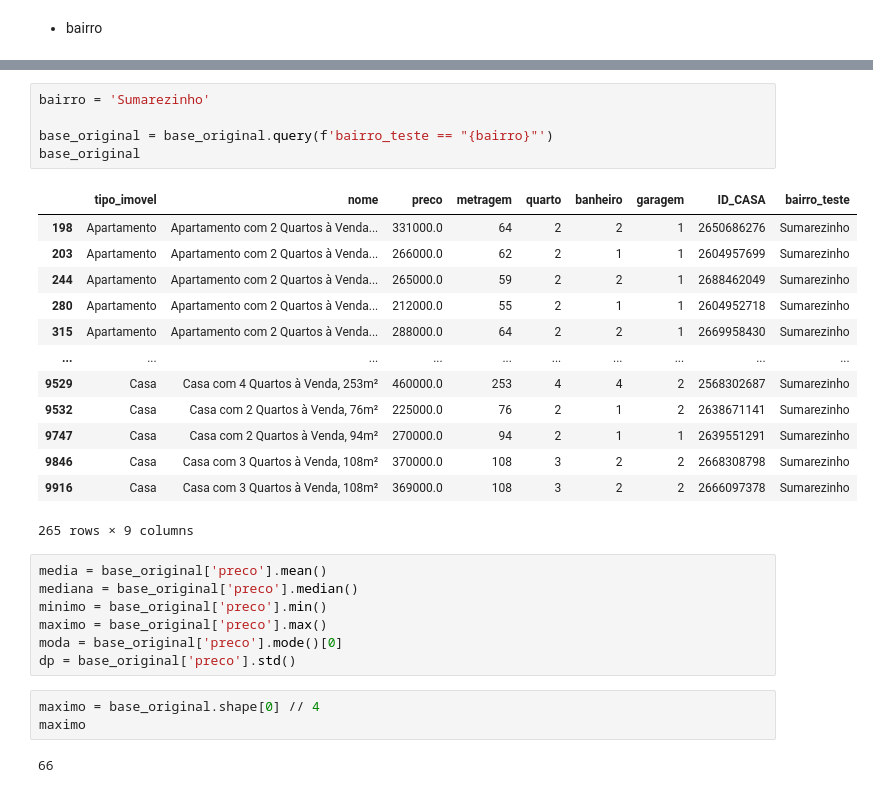
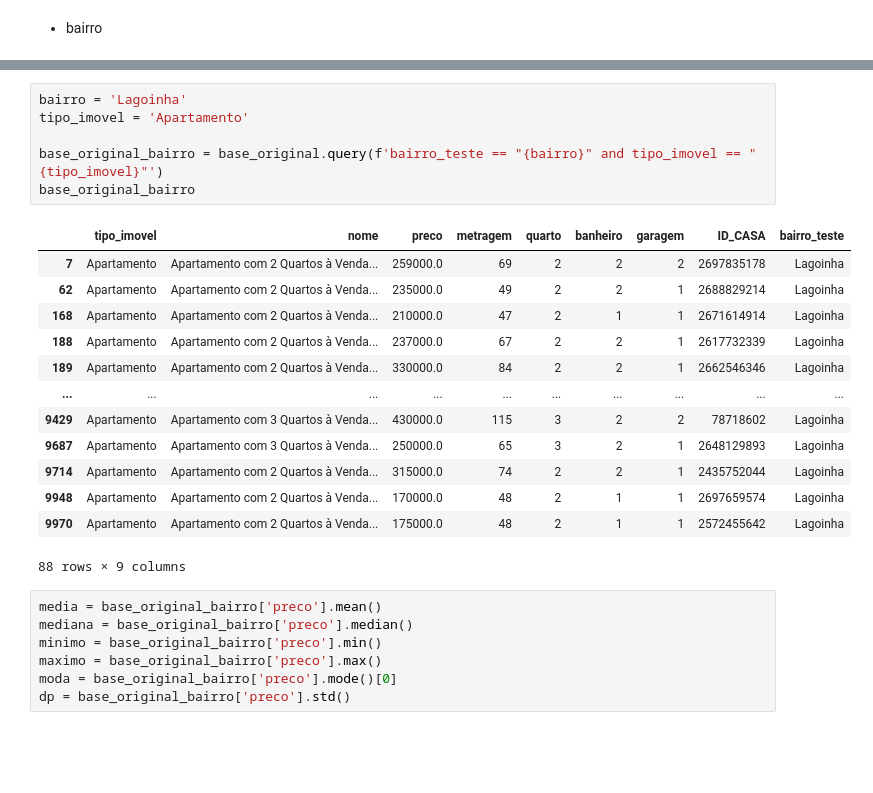
Before and after one commit to rodrigorocha1/extracao_viva_real_selenium, a Jupyter notebook: notebooks_exemplo/visualizacao.ipynb, the cells around one changed output, grey strips where cells are left out. Saved outputs shown, nothing was run; the diff lists cells and outputs as text; blank space fills up the shorter version.

```diff
--- a/notebooks_exemplo/visualizacao.ipynb
+++ b/notebooks_exemplo/visualizacao.ipynb
@@ -124,31 +154,27 @@ fig.show()
 # %%
-bairro = 'Sumarezinho'
+bairro = 'Lagoinha'
+tipo_imovel = 'Apartamento'
 
-base_original = base_original.query(f'bairro_teste == "{bairro}"')
-base_original
+base_original_bairro = base_original.query(f'bairro_teste == "{bairro}" and tipo_imovel == "{tipo_imovel}"')
+base_original_bairro
 # %% [output]
 |  | tipo_imovel | nome | preco | metragem | quarto | banheiro | garagem | ID_CASA | bairro_teste |
-| 198 | Apartamento | Apartamento com 2 Quartos à Venda... | 331000.0 | 64 | 2 | 2 | 1 | 2650686276 | Sumarezinho |
-| 203 | Apartamento | Apartamento com 2 Quartos à Venda... | 266000.0 | 62 | 2 | 1 | 1 | 2604957699 | Sumarezinho |
-| 244 | Apartamento | Apartamento com 2 Quartos à Venda... | 265000.0 | 59 | 2 | 2 | 1 | 2688462049 | Sumarezinho |
-| 280 | Apartamento | Apartamento com 2 Quartos à Venda... | 212000.0 | 55 | 2 | 1 | 1 | 2604952718 | Sumarezinho |
-| 315 | Apartamento | Apartamento com 2 Quartos à Venda... | 288000.0 | 64 | 2 | 2 | 1 | 2669958430 | Sumarezinho |
+| 7 | Apartamento | Apartamento com 2 Quartos à Venda... | 259000.0 | 69 | 2 | 2 | 2 | 2697835178 | Lagoinha |
+| 62 | Apartamento | Apartamento com 2 Quartos à Venda... | 235000.0 | 49 | 2 | 2 | 1 | 2688829214 | Lagoinha |
+| 168 | Apartamento | Apartamento com 2 Quartos à Venda... | 210000.0 | 47 | 2 | 1 | 1 | 2671614914 | Lagoinha |
+| 188 | Apartamento | Apartamento com 2 Quartos à Venda... | 237000.0 | 67 | 2 | 2 | 1 | 2617732339 | Lagoinha |
+| 189 | Apartamento | Apartamento com 2 Quartos à Venda... | 330000.0 | 84 | 2 | 2 | 1 | 2662546346 | Lagoinha |
 | ... | ... | ... | ... | ... | ... | ... | ... | ... | ... |
-| 9529 | Casa | Casa com 4 Quartos à Venda, 253m² | 460000.0 | 253 | 4 | 4 | 2 | 2568302687 | Sumarezinho |
-| 9532 | Casa | Casa com 2 Quartos à Venda, 76m² | 225000.0 | 76 | 2 | 1 | 2 | 2638671141 | Sumarezinho |
-| 9747 | Casa | Casa com 2 Quartos à Venda, 94m² | 270000.0 | 94 | 2 | 1 | 1 | 2639551291 | Sumarezinho |
-| 9846 | Casa | Casa com 3 Quartos à Venda, 108m² | 370000.0 | 108 | 3 | 2 | 2 | 2668308798 | Sumarezinho |
-| 9916 | Casa | Casa com 3 Quartos à Venda, 108m² | 369000.0 | 108 | 3 | 2 | 2 | 2666097378 | Sumarezinho |
+| 9429 | Apartamento | Apartamento com 3 Quartos à Venda... | 430000.0 | 115 | 3 | 2 | 2 | 78718602 | Lagoinha |
+| 9687 | Apartamento | Apartamento com 3 Quartos à Venda... | 250000.0 | 65 | 3 | 2 | 1 | 2648129893 | Lagoinha |
+| 9714 | Apartamento | Apartamento com 2 Quartos à Venda... | 315000.0 | 74 | 2 | 2 | 1 | 2435752044 | Lagoinha |
+| 9948 | Apartamento | Apartamento com 2 Quartos à Venda... | 170000.0 | 48 | 2 | 1 | 1 | 2697659574 | Lagoinha |
+| 9970 | Apartamento | Apartamento com 2 Quartos à Venda... | 175000.0 | 48 | 2 | 1 | 1 | 2572455642 | Lagoinha |
-265 rows × 9 columns
+88 rows × 9 columns
 # %%
-media = base_original['preco'].mean()
-mediana = base_original['preco'].median()
-minimo = base_original['preco'].min()
-maximo = base_original['preco'].max()
-moda = base_original['preco'].mode()[0]
-dp = base_original['preco'].std()
+media = base_original_bairro['preco'].mean()
+mediana = base_original_bairro['preco'].median()
+minimo = base_original_bairro['preco'].min()
+maximo = base_original_bairro['preco'].max()
+moda = base_original_bairro['preco'].mode()[0]
+dp = base_original_bairro['preco'].std()
-# %%
-maximo = base_original.shape[0] // 4
-maximo
-# %% [output]
-66
```
Also changed, not shown: parts of 12 cells of this notebook, 1 other file.
